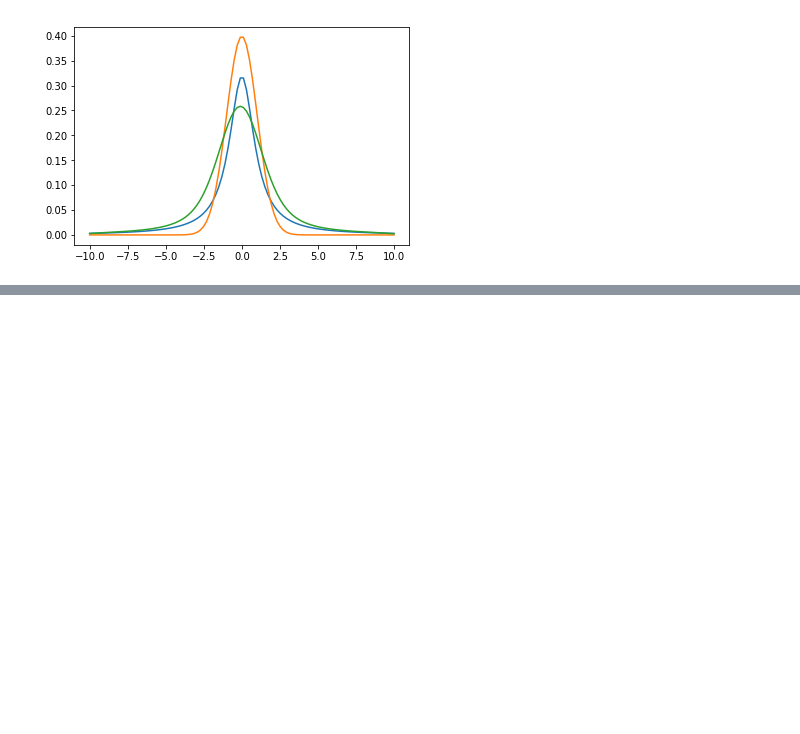
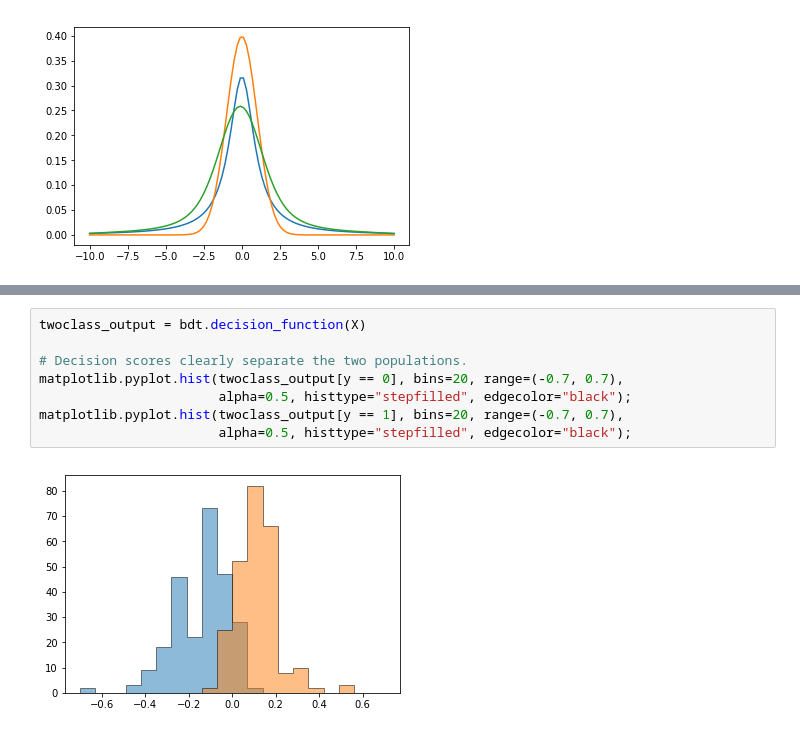
Before and after one commit to jpivarski-talks/2019-05-28-lpchats-numpy-uproot-awkward, a Jupyter notebook: 02-scientific-python.ipynb, the cells around one changed output, grey strips where cells are left out. Saved outputs shown, nothing was run; the diff lists cells and outputs as text; blank space fills up the shorter version.

```diff
--- a/02-scientific-python.ipynb
+++ b/02-scientific-python.ipynb
@@ -65,0 +132,10 @@ matplotlib.pyplot.plot(xs, voigtian);
+# %%
+twoclass_output = bdt.decision_function(X)
+
+# Decision scores clearly separate the two populations.
+matplotlib.pyplot.hist(twoclass_output[y == 0], bins=20, range=(-0.7, 0.7),
+                       alpha=0.5, histtype="stepfilled", edgecolor="black");
+matplotlib.pyplot.hist(twoclass_output[y == 1], bins=20, range=(-0.7, 0.7),
+                       alpha=0.5, histtype="stepfilled", edgecolor="black");
+# %% [output]
+[figure, added]
```
Also changed, not shown: parts of 6 cells of this notebook, 2 other files.
